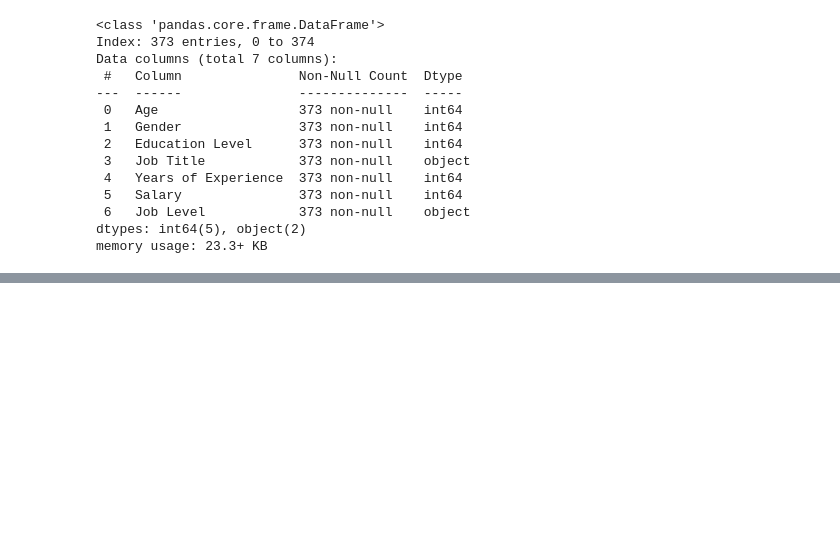
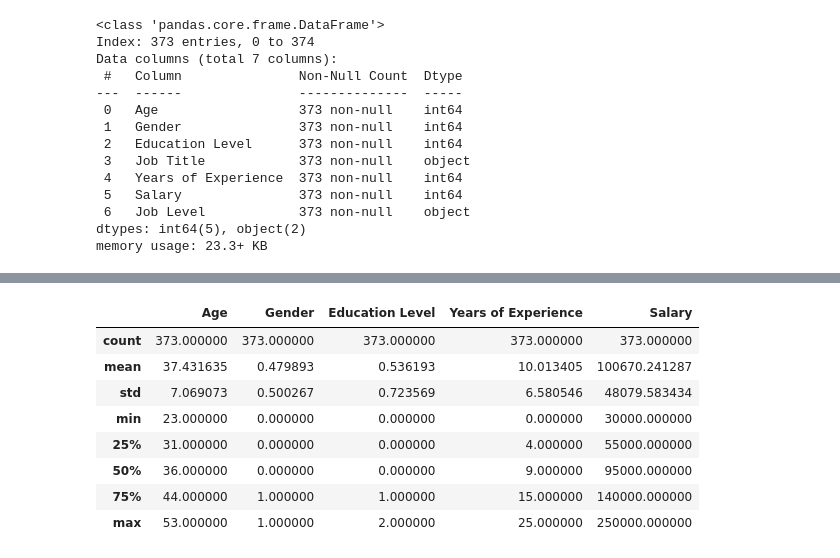
Before and after one commit to Sarajml98/salary-data-analysis, a Jupyter notebook: salary.ipynb, the cells around one changed output, grey strips where cells are left out. Saved outputs shown, nothing was run; the diff lists cells and outputs as text; code cells hidden in the pictures; blank space fills up the shorter version.

```diff
--- a/salary.ipynb
+++ b/salary.ipynb
@@ -476,3 +476,5 @@ Data columns (total 7 columns):
  6   Job Level            373 non-null    object
 dtypes: int64(5), object(2)
 memory usage: 23.3+ KB
+# %%
+df=df.reset_index(drop=True)
@@ -478,0 +509,12 @@ memory usage: 23.3+ KB
+# %%
+df.describe()
+# %% [output]
+|  | Age | Gender | Education Level | Years of Experience | Salary |
+| count | 373.000000 | 373.000000 | 373.000000 | 373.000000 | 373.000000 |
+| mean | 37.431635 | 0.479893 | 0.536193 | 10.013405 | 100670.241287 |
+| std | 7.069073 | 0.500267 | 0.723569 | 6.580546 | 48079.583434 |
+| min | 23.000000 | 0.000000 | 0.000000 | 0.000000 | 30000.000000 |
+| 25% | 31.000000 | 0.000000 | 0.000000 | 4.000000 | 55000.000000 |
+| 50% | 36.000000 | 0.000000 | 0.000000 | 9.000000 | 95000.000000 |
+| 75% | 44.000000 | 1.000000 | 1.000000 | 15.000000 | 140000.000000 |
+| max | 53.000000 | 1.000000 | 2.000000 | 25.000000 | 250000.000000 |
```
Also changed, not shown: parts of 4 cells of this notebook.
